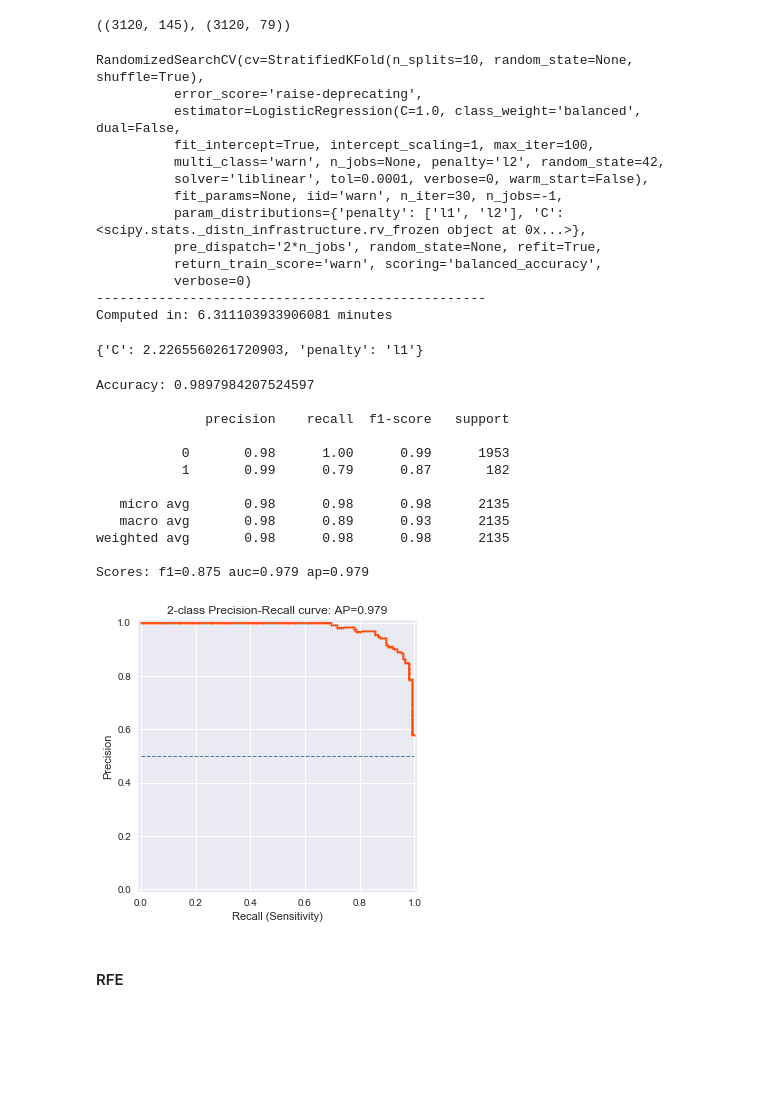
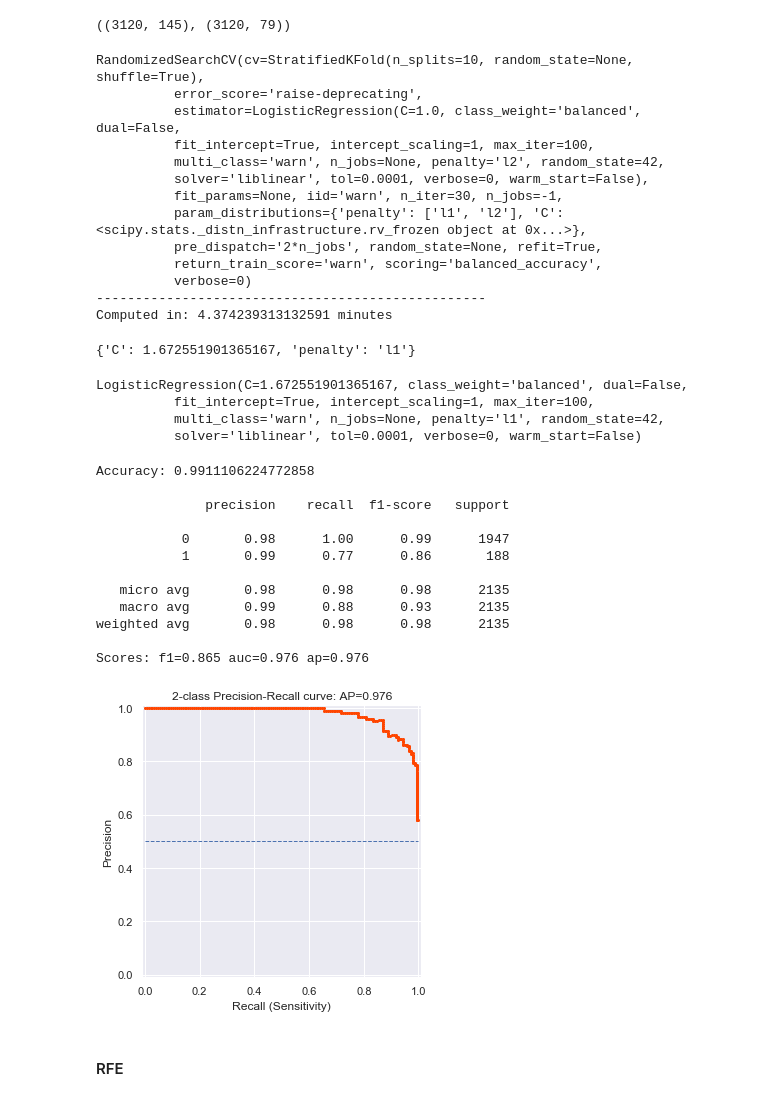
Before and after one commit to norbertstrzelecki/tour_de_pologne_top10, a Jupyter notebook: tdp_3_3_data_modeling.ipynb, the cells around one changed output. Saved outputs shown, nothing was run; the diff lists cells and outputs as text; code cells hidden in the pictures; blank space fills up the shorter version.

```diff
--- a/tdp_3_3_data_modeling.ipynb
+++ b/tdp_3_3_data_modeling.ipynb
@@ -766,10 +776,15 @@ After merging  (5255, 145)
 # %%
 from sklearn.feature_selection import SelectKBest, f_classif
 # %%
-X_train_kbest = SelectKBest(f_classif, k=5).fit_transform(X_train_cut, y_train)
+data_adult_kbest = SelectKBest(f_classif, k=80).fit_transform(data_adult_cut, y)
+
+X_train_kbest = data_adult_kbest[:cutoff]
+X_test_kbest = data_adult_kbest[cutoff:]
+
 scores_kbest = cross_val_score(X=X_train_kbest,
                                y=y_train,
-                               estimator=lr,
+                               estimator=grid_lr.best_estimator_,
                                cv=StratifiedKFold(10, shuffle=True),
                                scoring='balanced_accuracy',
                                n_jobs=-1)
+grid_lr.best_estimator_.fit(X_train_kbest, y_train)
@@ -784,8 +823,9 @@ Accuracy: 0.7944373952671197
 from sklearn.feature_selection import SelectFromModel
 from sklearn.pipeline import make_pipeline
 # %%
-pipe = make_pipeline(SelectFromModel(estimator=RandomForestClassifier(class_weight='balanced', n_estimators=100)),
-                     LogisticRegression(class_weight='balanced', solver='liblinear', random_state=42))
+pipe = make_pipeline(SelectFromModel(estimator=RandomForestClassifier(class_weight='balanced', n_estimators=100,
+                                                                     min_samples_leaf=10, n_jobs=-1)),
+                     grid_lr.best_estimator_)
 scores_pipe = cross_val_score(X=X_train_cut,
                               y=y_train,
                               estimator=pipe,
@@ -872,30 +912,37 @@ RandomizedSearchCV(cv=StratifiedKFold(n_splits=10, random_state=None, shuffle=Tr
           return_train_score='warn', scoring='balanced_accuracy',
           verbose=0)
 --------------------------------------------------
-Computed in: 6.311103933906081 minutes
+Computed in: 4.374239313132591 minutes
 # %%
 grid_vt.best_params_
 # %% [output]
-{'C': 2.2265560261720903, 'penalty': 'l1'}
+{'C': 1.672551901365167, 'penalty': 'l1'}
+# %%
+grid_vt.best_estimator_
+# %% [output]
+LogisticRegression(C=1.672551901365167, class_weight='balanced', dual=False,
+          fit_intercept=True, intercept_scaling=1, max_iter=100,
+          multi_class='warn', n_jobs=None, penalty='l1', random_state=42,
+          solver='liblinear', tol=0.0001, verbose=0, warm_start=False)
 # %%
 print('Accuracy: %s' % grid_vt.best_score_)
 print()
-print(classification_report(grid_vt.predict(X_test_var), y_test))
-precission_recall_plot(grid_vt, X_test_var)
+print(classification_report(grid_vt.best_estimator_.predict(X_test_var), y_test))
+precission_recall_plot(grid_vt.best_estimator_, X_test_var)
 # %% [output]
-Accuracy: 0.9897984207524597
+Accuracy: 0.9911106224772858
 
               precision    recall  f1-score   support
 
-           0       0.98      1.00      0.99      1953
-           1       0.99      0.79      0.87       182
+           0       0.98      1.00      0.99      1947
+           1       0.99      0.77      0.86       188
 
    micro avg       0.98      0.98      0.98      2135
-   macro avg       0.98      0.89      0.93      2135
+   macro avg       0.99      0.88      0.93      2135
 weighted avg       0.98      0.98      0.98      2135
 
-Scores: f1=0.875 auc=0.979 ap=0.979
+Scores: f1=0.865 auc=0.976 ap=0.976
-[figure, old version]
+[figure, new version]
 # %% [markdown]
 #### RFE
 # %%
```
Also changed, not shown: parts of 33 cells of this notebook.
